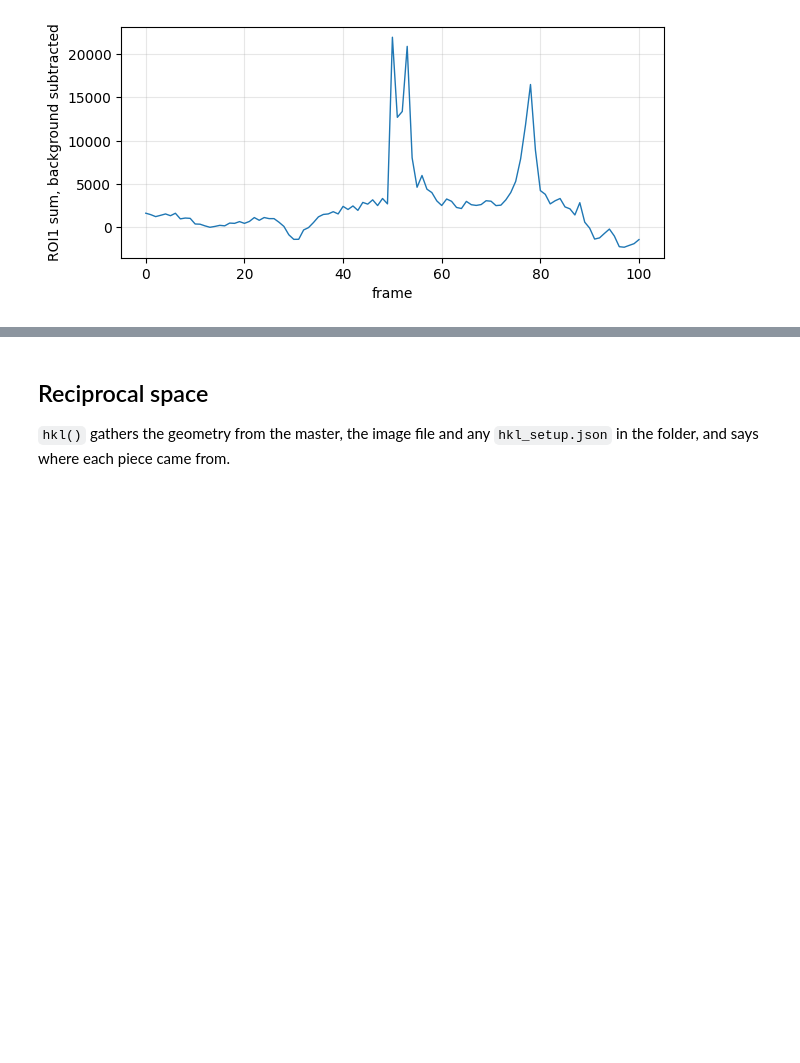
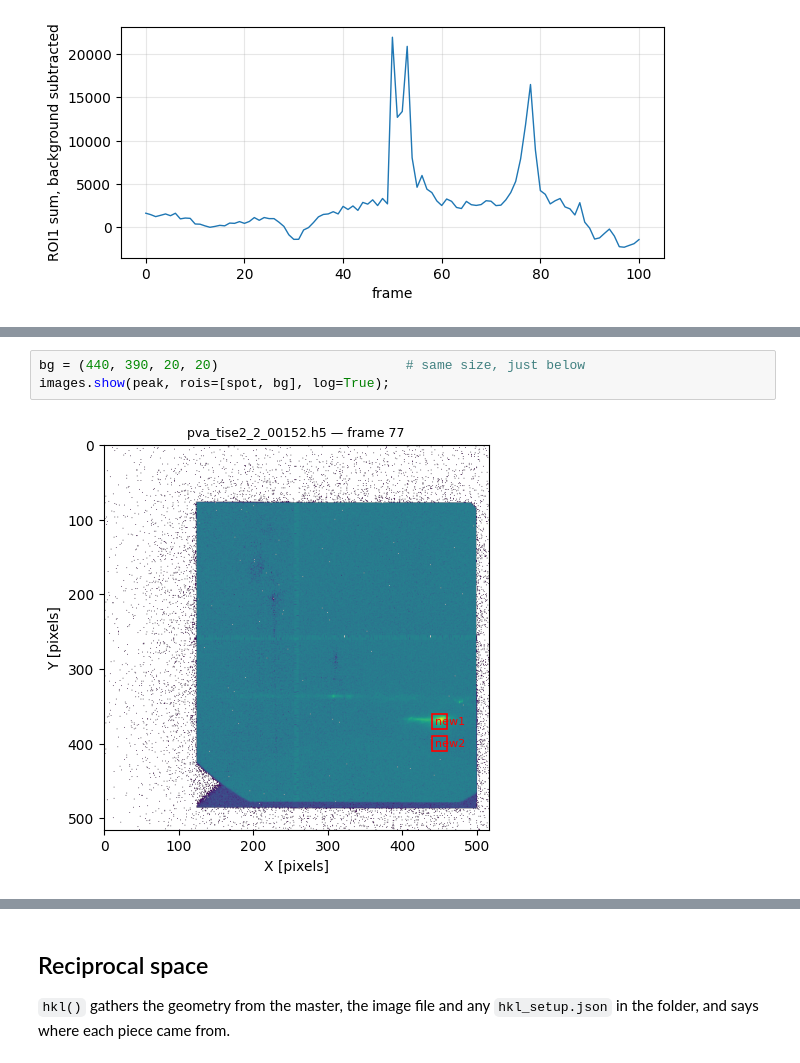
Before and after one commit to jwkim-anl/6idb-scan-viewer, a Jupyter notebook: examples/getting-started.ipynb, the cells around one changed output, grey strips where cells are left out. Drawn from its saved outputs; the diff is of its cells as text; blank space fills up the shorter version.

```diff
--- a/examples/getting-started.ipynb
+++ b/examples/getting-started.ipynb
@@ -204,0 +224,5 @@ Name: 77, dtype: float64
+# %%
+bg = (440, 390, 20, 20)                        # same size, just below
+images.show(peak, rois=[spot, bg], log=True);
+# %% [output]
+[figure, added]
```
Also changed, not shown: parts of 16 cells of this notebook, 2 other files.
